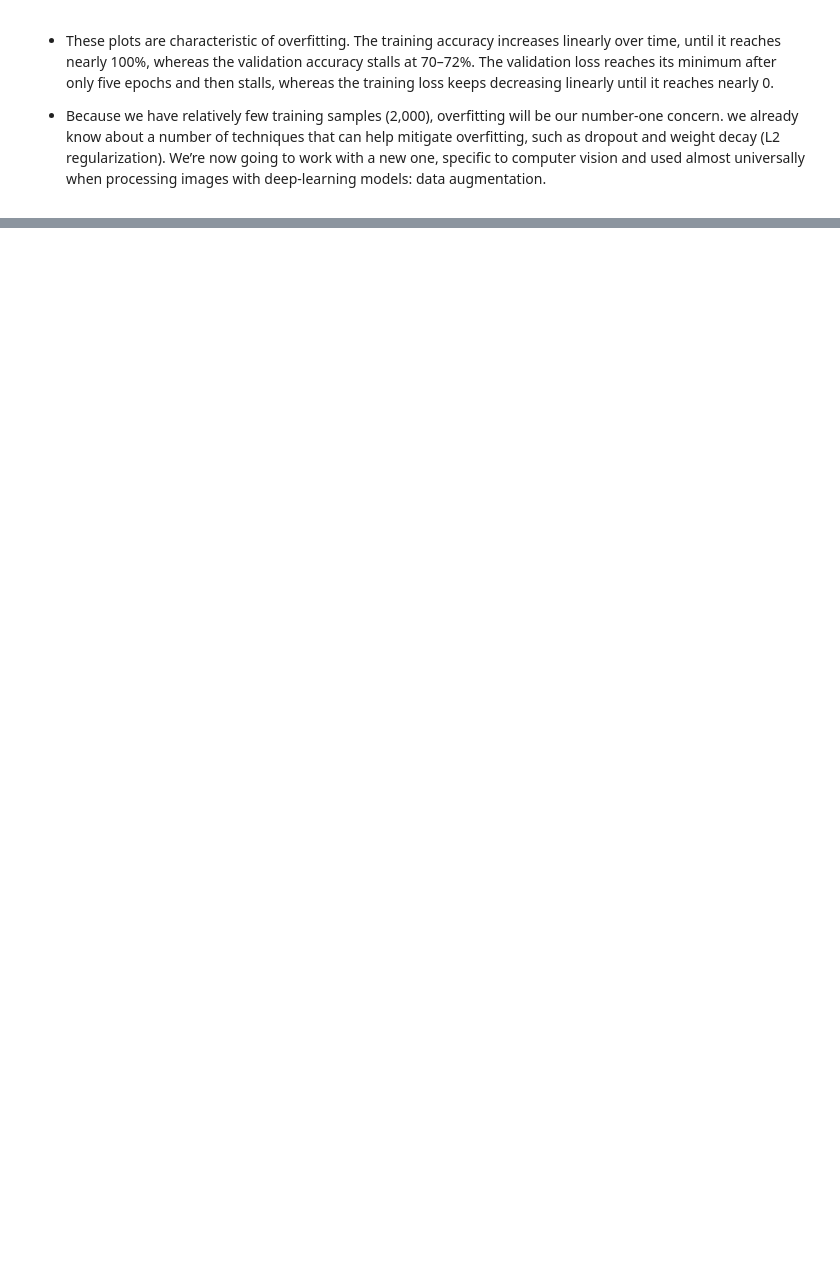
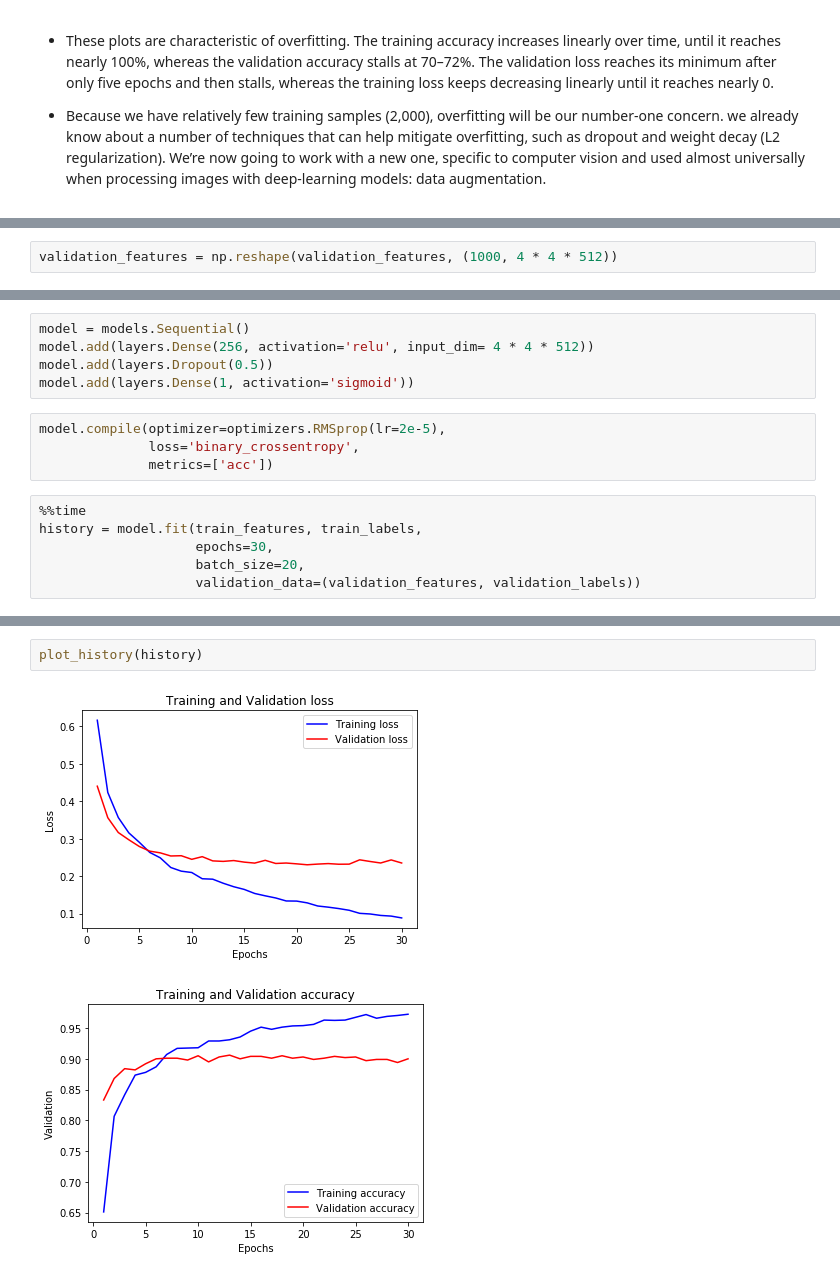
Before and after one commit to KonevDmitry/deep-learning, a Jupyter notebook: 06-CatdogNet.ipynb, the cells around one changed output, grey strips where cells are left out. Cells and saved outputs as stored; diff of their text form; blank space fills up the shorter version.

```diff
--- a/06-CatdogNet.ipynb
+++ b/06-CatdogNet.ipynb
@@ -268,0 +509,2 @@ plot_history(history)
+# %%
+validation_features = np.reshape(validation_features, (1000, 4 * 4 * 512))
@@ -268,0 +515,15 @@ plot_history(history)
+# %%
+model = models.Sequential()
+model.add(layers.Dense(256, activation='relu', input_dim= 4 * 4 * 512))
+model.add(layers.Dropout(0.5))
+model.add(layers.Dense(1, activation='sigmoid'))
+# %%
+model.compile(optimizer=optimizers.RMSprop(lr=2e-5),
+              loss='binary_crossentropy',
+              metrics=['acc'])
+# %%
+%%time
+history = model.fit(train_features, train_labels,
+                    epochs=30,
+                    batch_size=20,
+                    validation_data=(validation_features, validation_labels))
@@ -268,0 +548,5 @@ plot_history(history)
+# %%
+plot_history(history)
+# %% [output]
+[figure, added]
+[figure, added]
```
Also changed, not shown: parts of 71 cells of this notebook, 2 other files.
